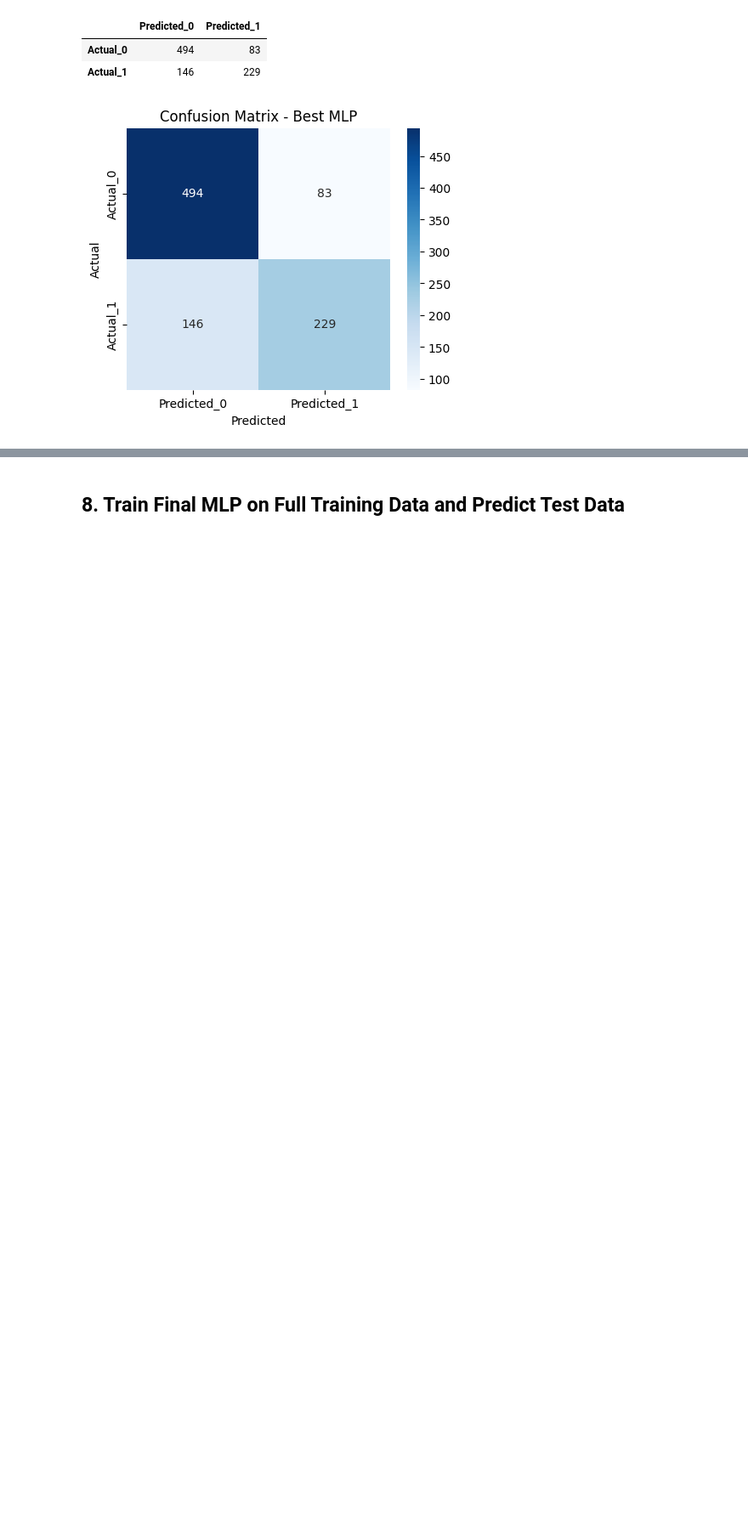
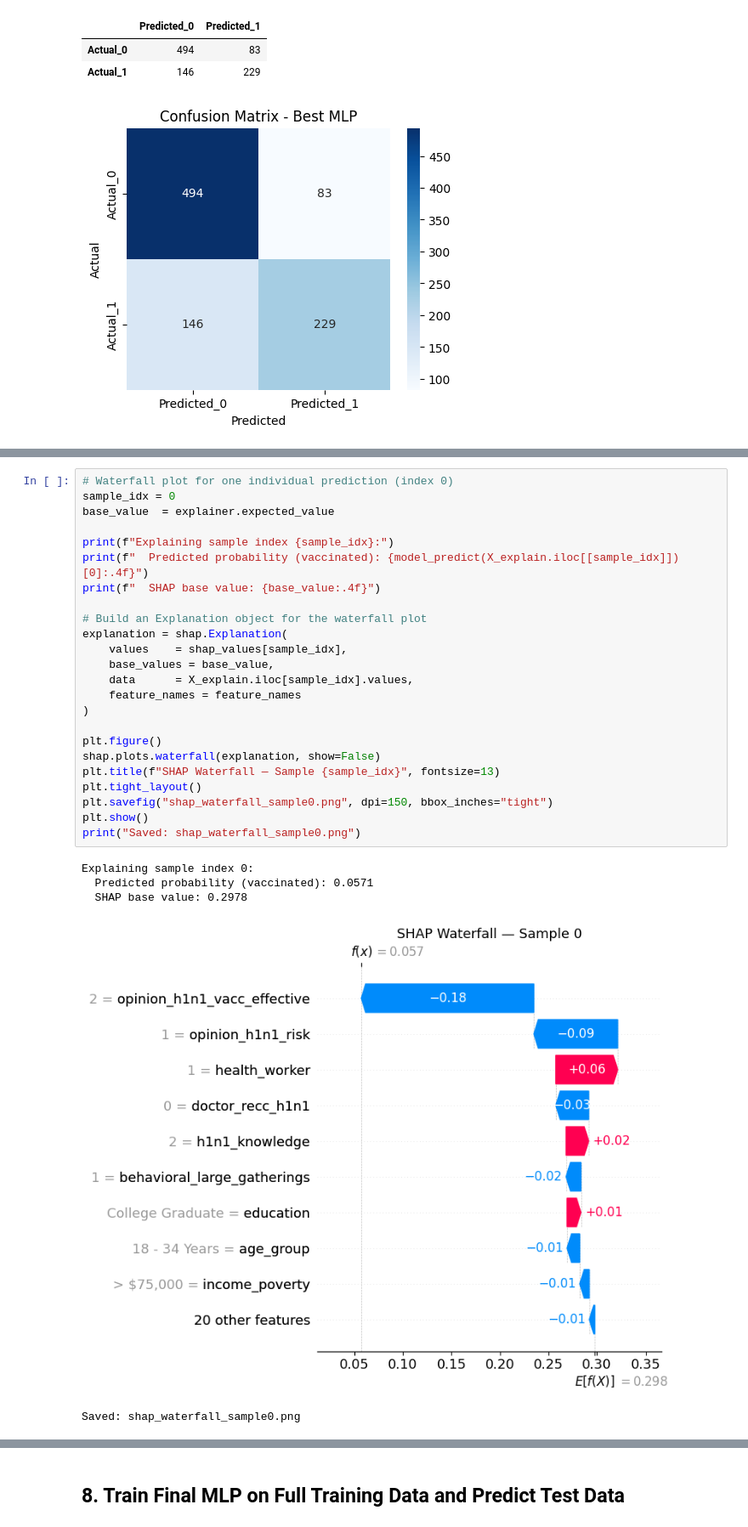
Before and after one commit to ansmalik67/nanSense-ds-hack, a Jupyter notebook: challenge_submission_group_O_order_4.ipynb, the cells around one changed output, grey strips where cells are left out. Shown at 85% size. Drawn from its saved outputs; the diff is of its cells as text; blank space fills up the shorter version.

```diff
--- a/challenge_submission_group_O_order_4.ipynb
+++ b/challenge_submission_group_O_order_4.ipynb
@@ -411,0 +561,30 @@ plt.show()
+# %%
+# Waterfall plot for one individual prediction (index 0)
+sample_idx = 0
+base_value  = explainer.expected_value
+
+print(f"Explaining sample index {sample_idx}:")
+print(f"  Predicted probability (vaccinated): {model_predict(X_explain.iloc[[sample_idx]])[0]:.4f}")
+print(f"  SHAP base value: {base_value:.4f}")
+
+# Build an Explanation object for the waterfall plot
+explanation = shap.Explanation(
+    values    = shap_values[sample_idx],
+    base_values = base_value,
+    data      = X_explain.iloc[sample_idx].values,
+    feature_names = feature_names
+)
+
+plt.figure()
+shap.plots.waterfall(explanation, show=False)
+plt.title(f"SHAP Waterfall — Sample {sample_idx}", fontsize=13)
+plt.tight_layout()
+plt.savefig("shap_waterfall_sample0.png", dpi=150, bbox_inches="tight")
+plt.show()
+print("Saved: shap_waterfall_sample0.png")
+# %% [output]
+Explaining sample index 0:
+  Predicted probability (vaccinated): 0.0571
+  SHAP base value: 0.2978
+[figure, added]
+Saved: shap_waterfall_sample0.png
```
Also changed, not shown: parts of 14 cells of this notebook.
